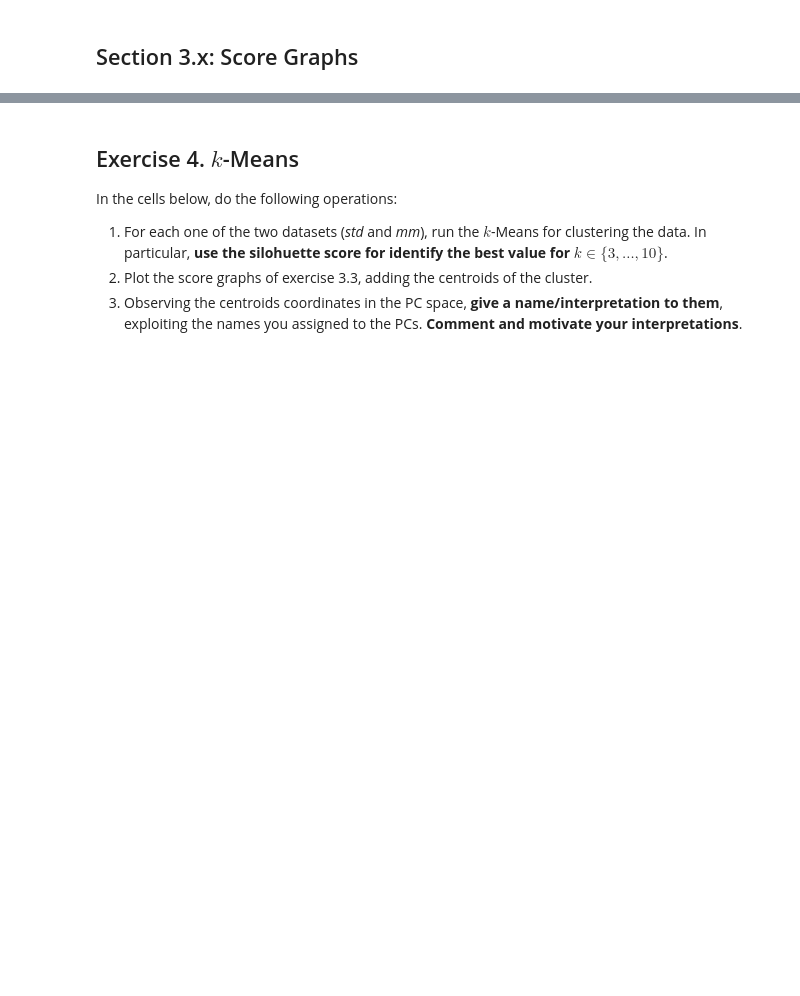
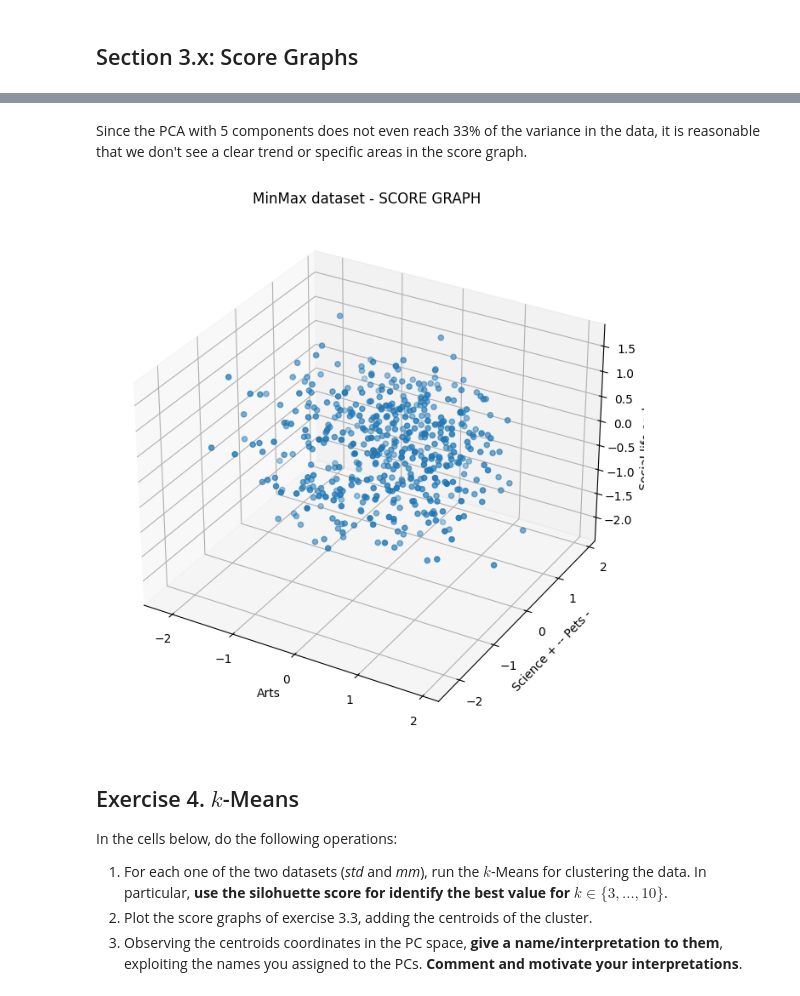
Before and after one commit to fabiolauro/PCA_CLA_Project, a Jupyter notebook: HWpca_Lauro_Martellone.ipynb, the cells around one changed output, grey strips where cells are left out. Saved outputs shown, nothing was run; the diff lists cells and outputs as text; code cells hidden in the pictures; blank space fills up the shorter version.

```diff
--- a/HWpca_Lauro_Martellone.ipynb
+++ b/HWpca_Lauro_Martellone.ipynb
@@ -542,3 +581,18 @@ Here we make a comparison between the two analyses.
+# %% [markdown]
+Since the PCA with 5 components does not even reach 33% of the variance in the data, it is reasonable that we don't see a clear trend or specific areas in the score graph.
+# %%
+sg_mm = plt.figure(figsize=(8, 8))
+ax_sg_mm = sg_mm.add_subplot(111, projection='3d')
+ax_sg_mm.scatter(Y_mm[:,0],Y_mm[:,1],Y_mm[:,2])
+plt.title('MinMax dataset - SCORE GRAPH')
+ax_sg_mm.set_xlabel(pc_std_names[0])
+ax_sg_mm.set_ylabel(pc_std_names[1])
+ax_sg_mm.set_zlabel(pc_std_names[2])
+#plt.legend(overall_colors_legend, [k for k in dict_overall_colors.keys()])
+plt.grid()
+plt.show()
+# %% [output]
+[figure, added]
 # %% [markdown]
 ## Exercise 4. $k$-Means
 
```
Also changed, not shown: parts of 12 cells of this notebook.
